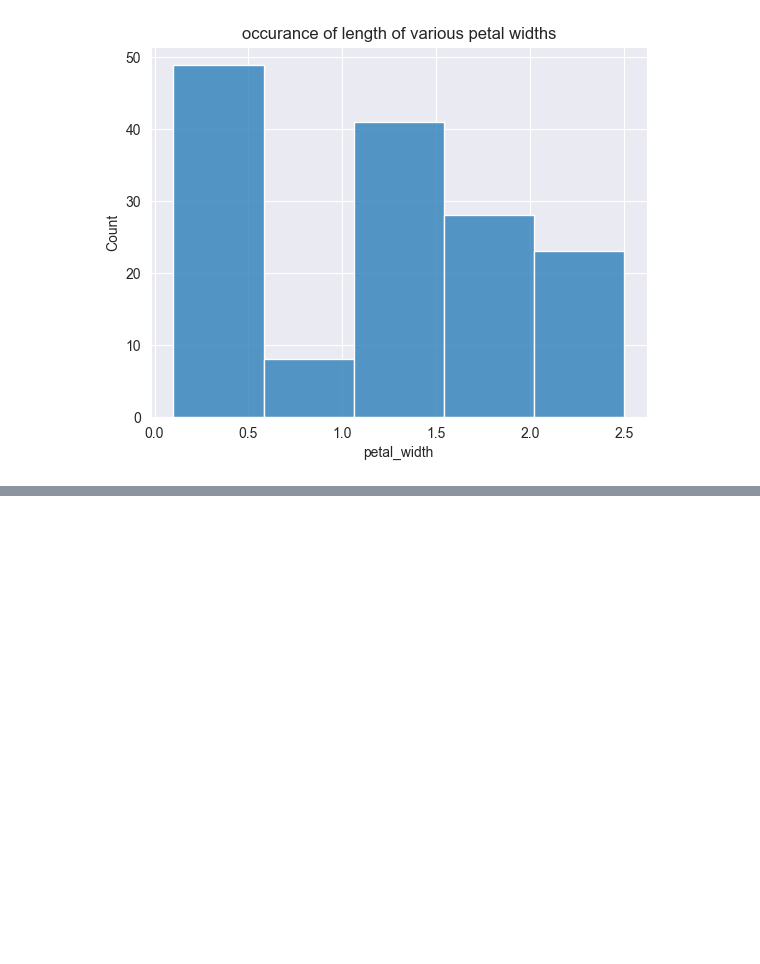
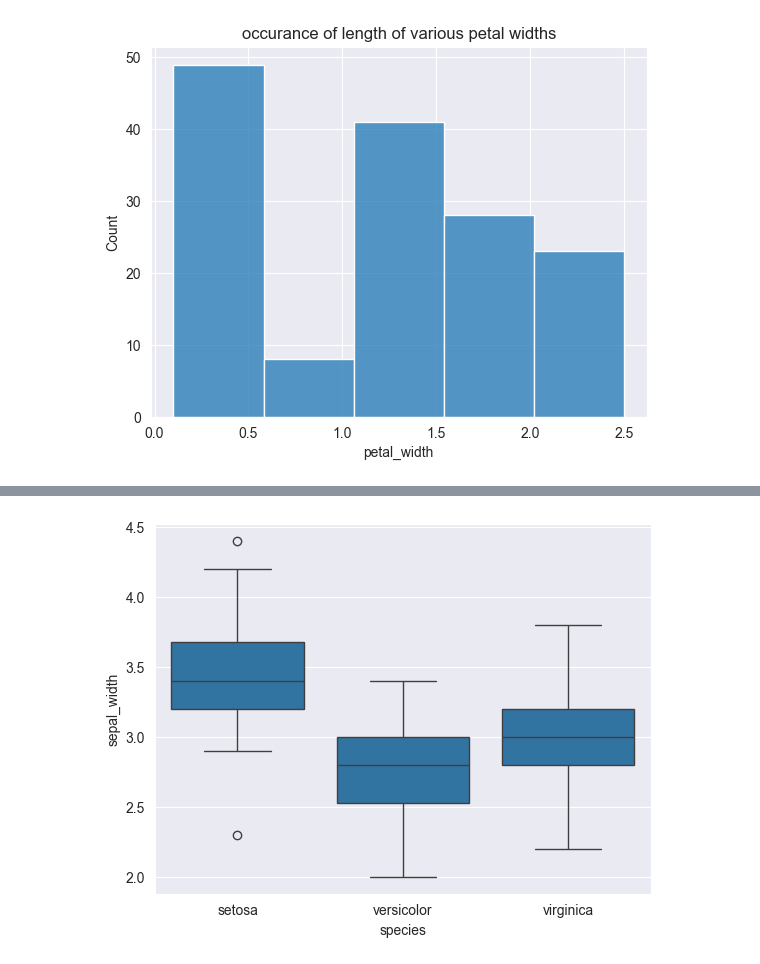
Before and after one commit to MLN142/Iris_flower_classification, a Jupyter notebook: IRIS.ipynb, the cells around one changed output, grey strips where cells are left out. Cells and saved outputs as stored; diff of their text form; code cells hidden in the pictures; blank space fills up the shorter version.

```diff
--- a/IRIS.ipynb
+++ b/IRIS.ipynb
@@ -119,0 +128,4 @@ Text(0.5, 1.0, 'occurance of length of various petal widths')
+# %%
+ax=sns.boxplot(data=df,x="species",y="sepal_width")
+# %% [output]
+[figure, added]
```
Also changed, not shown: parts of 4 cells of this notebook.
